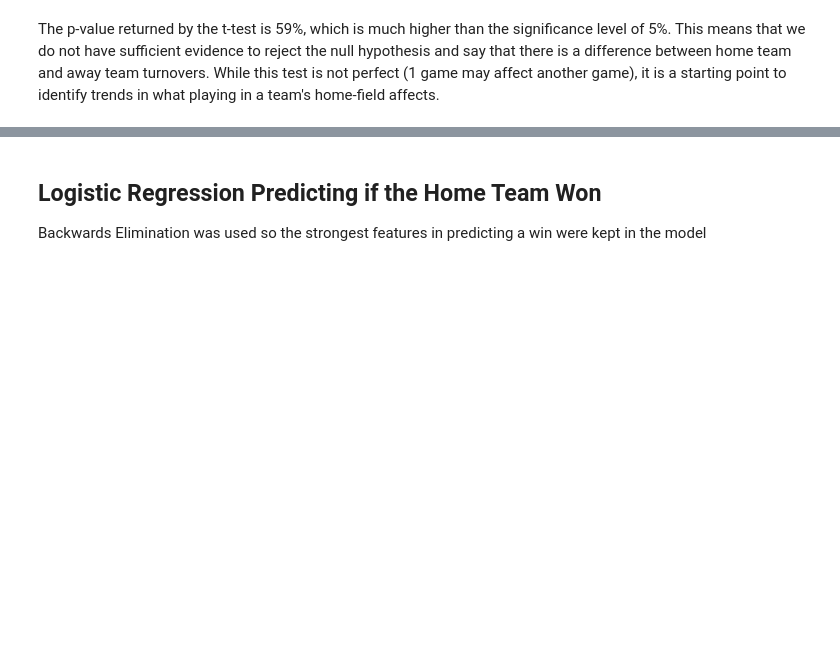
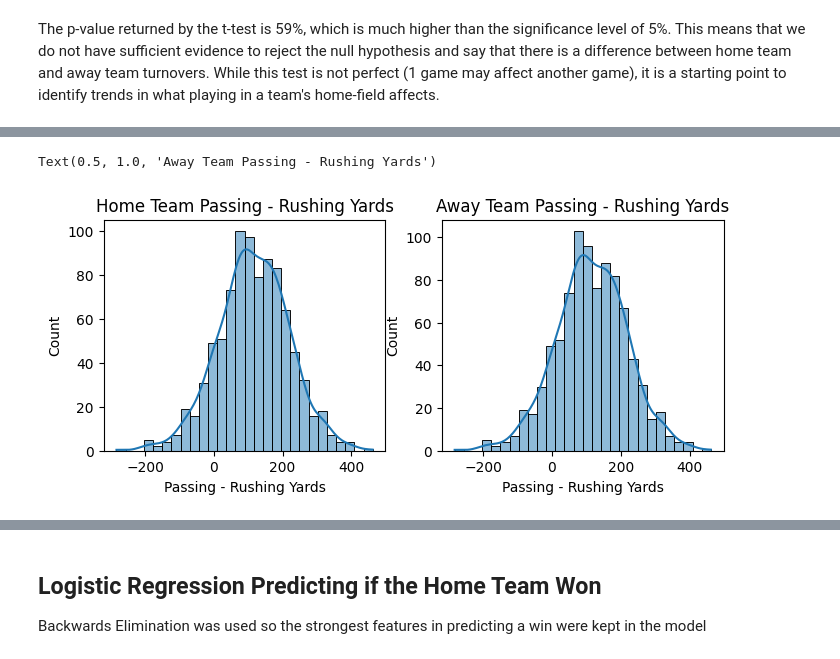
Before and after one commit to aayn-a/Exploratory-Analysis-of-Data-from-NFL-Games, a Jupyter notebook: analysis.ipynb, the cells around one changed output, grey strips where cells are left out. Drawn from its saved outputs; the diff is of its cells as text; code cells hidden in the pictures; blank space fills up the shorter version.

Commit message:
home analysis

```diff
--- a/analysis.ipynb
+++ b/analysis.ipynb
@@ -157,0 +160,15 @@ The p-value returned by the t-test is 59%, which is much higher than the signifi
+# %%
+nfl_data["passingvrushing"] = nfl_data["PassY"] - nfl_data["RushY"]
+nfl_data["passingvrushing.1"] = nfl_data["PassY.1"] - nfl_data["RushY.1"]
+
+
+fig, axes = plt.subplots(1, 2, figsize=(8, 3))
+sns.histplot(nfl_data["passingvrushing"], ax=axes[0], kde = True)
+axes[0].set_xlabel("Passing - Rushing Yards")
+axes[0].set_title("Home Team Passing - Rushing Yards")
+sns.histplot(nfl_data["passingvrushing.1"], ax=axes[1], kde = True)
+axes[1].set_xlabel("Passing - Rushing Yards")
+axes[1].set_title("Away Team Passing - Rushing Yards")
+# %% [output]
+Text(0.5, 1.0, 'Away Team Passing - Rushing Yards')
+[figure, added]
```
Also changed, not shown: parts of 10 cells of this notebook.
